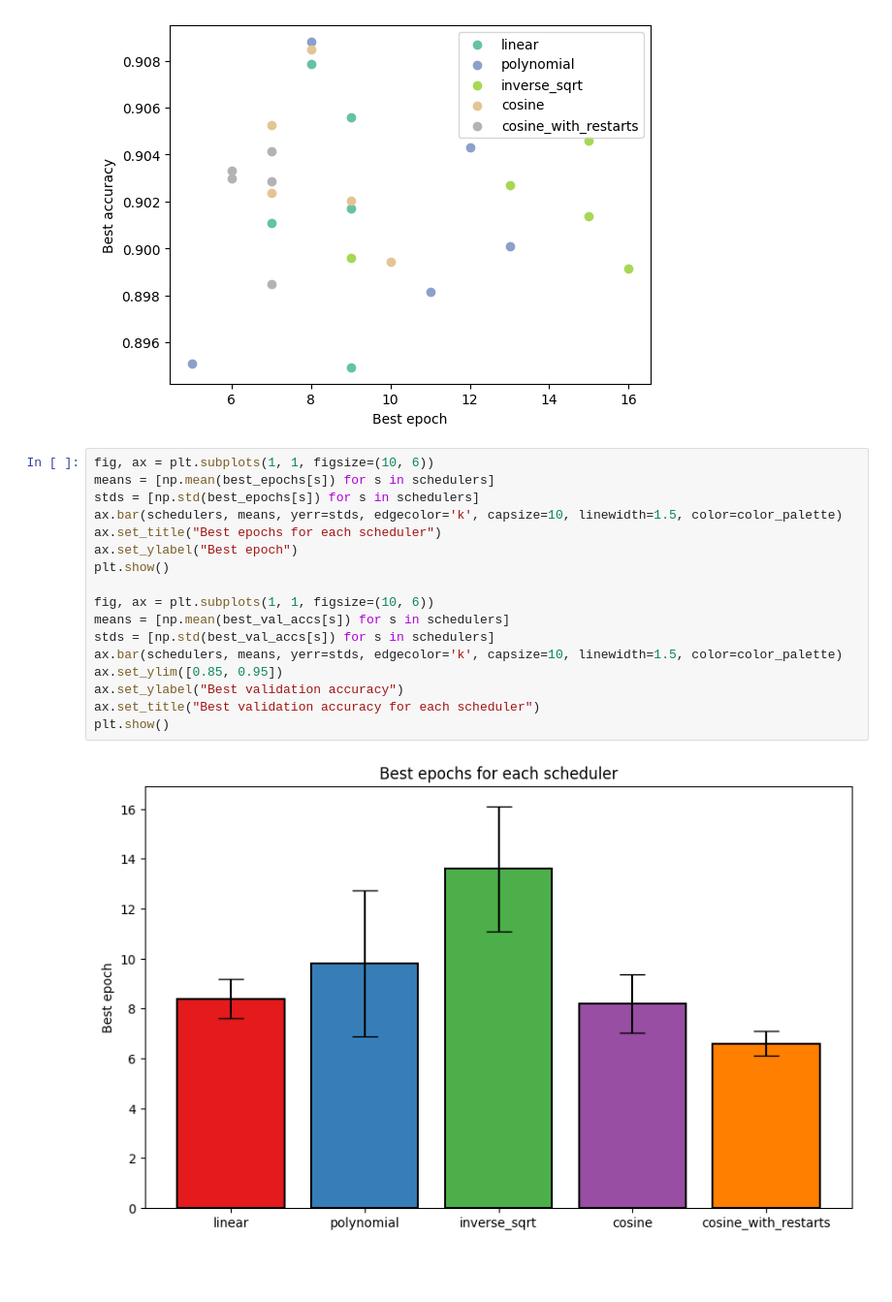
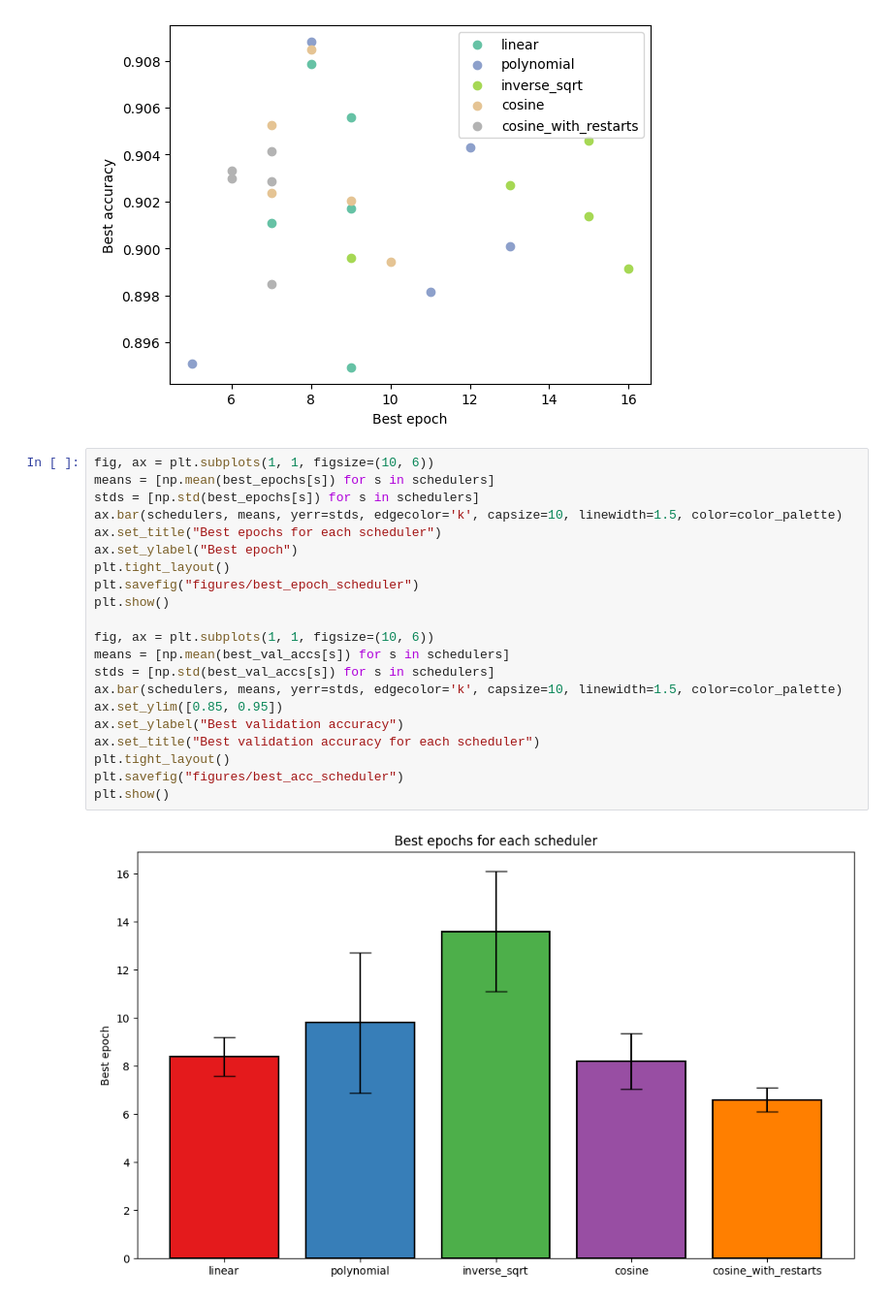
Before and after one commit to giterdelextreme/EE-559, a Jupyter notebook: nice_plots.ipynb, the cells around one changed output. Shown at 97% size. Saved outputs shown, nothing was run; the diff lists cells and outputs as text; blank space fills up the shorter version.

```diff
--- a/nice_plots.ipynb
+++ b/nice_plots.ipynb
@@ -107,19 +110,23 @@ plt.show()
 # %%
 fig, ax = plt.subplots(1, 1, figsize=(10, 6))
 means = [np.mean(best_epochs[s]) for s in schedulers]
 stds = [np.std(best_epochs[s]) for s in schedulers]
 ax.bar(schedulers, means, yerr=stds, edgecolor='k', capsize=10, linewidth=1.5, color=color_palette)
 ax.set_title("Best epochs for each scheduler")
 ax.set_ylabel("Best epoch")
+plt.tight_layout()
+plt.savefig("figures/best_epoch_scheduler")
 plt.show()
 
 fig, ax = plt.subplots(1, 1, figsize=(10, 6))
 means = [np.mean(best_val_accs[s]) for s in schedulers]
 stds = [np.std(best_val_accs[s]) for s in schedulers]
 ax.bar(schedulers, means, yerr=stds, edgecolor='k', capsize=10, linewidth=1.5, color=color_palette)
 ax.set_ylim([0.85, 0.95])
 ax.set_ylabel("Best validation accuracy")
 ax.set_title("Best validation accuracy for each scheduler")
+plt.tight_layout()
+plt.savefig("figures/best_acc_scheduler")
 plt.show()
 # %% [output]
-[figure, old version]
+[figure, new version]
```
Also changed, not shown: parts of 11 cells of this notebook, 7 other files.
